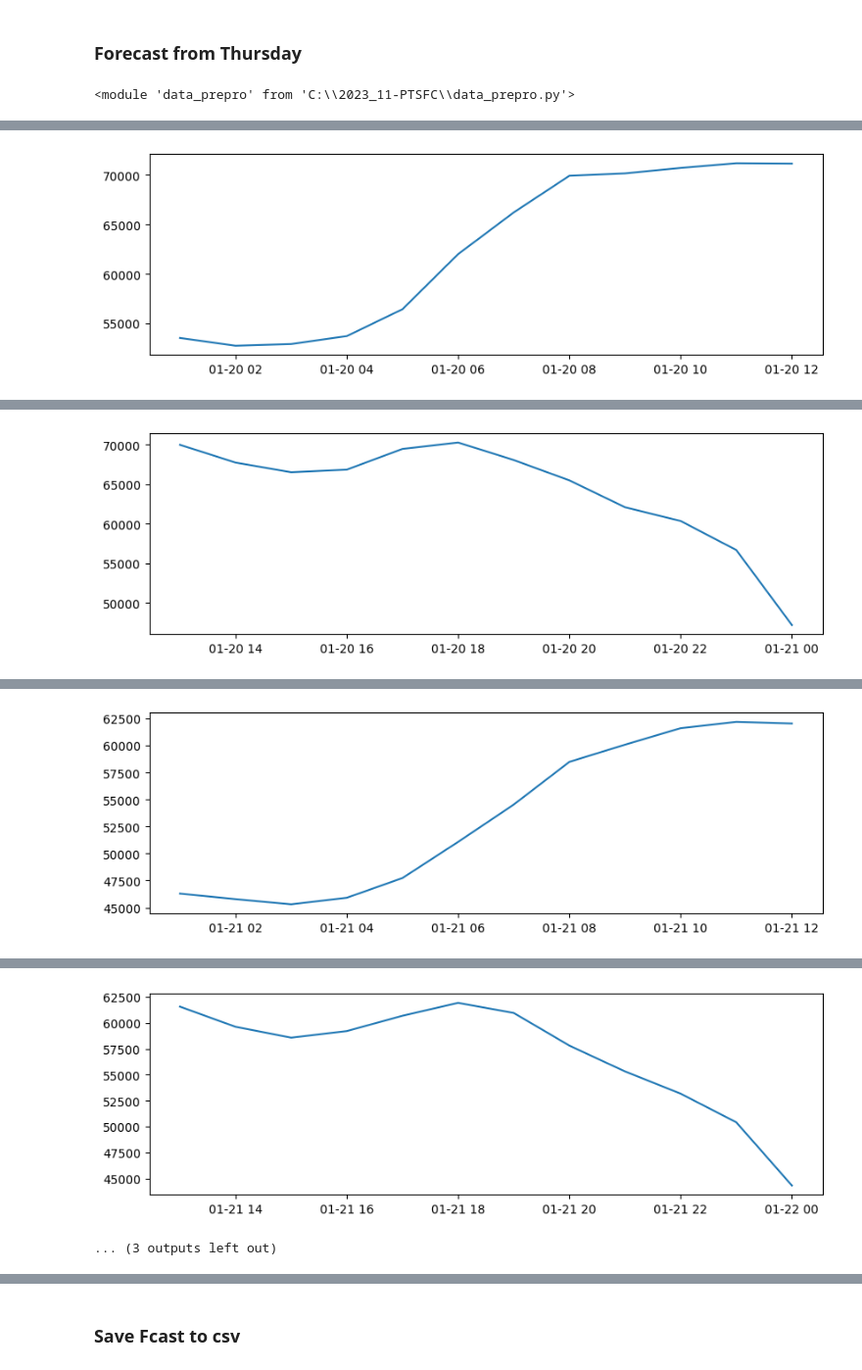
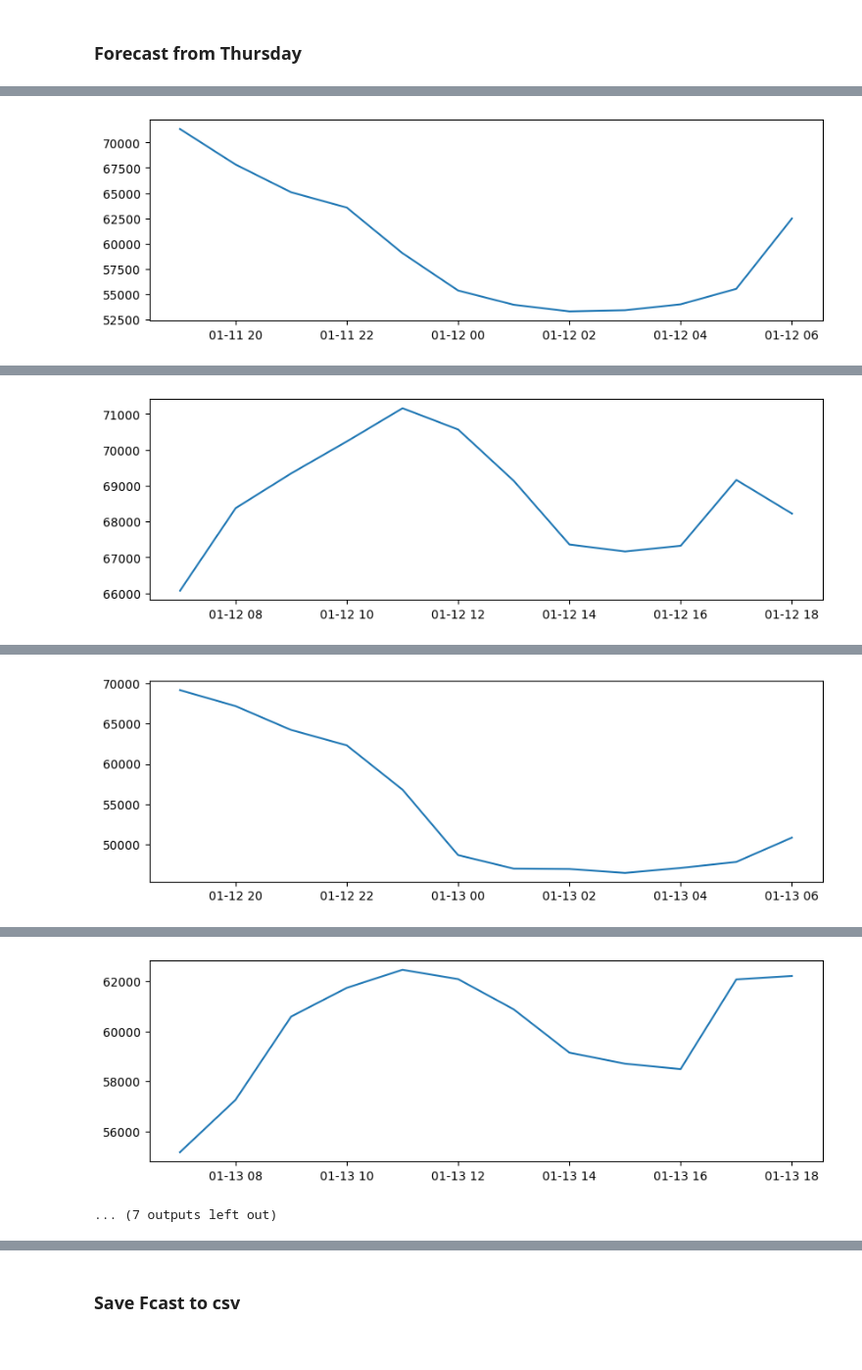
Before and after one commit to hikotei/2023_11-PTSFC, a Jupyter notebook: Energy/2024_01_05 working fcast pipeline.ipynb, the cells around one changed output, grey strips where cells are left out. Shown at 98% size. Cells and saved outputs as stored; diff of their text form; code cells hidden in the pictures.

Commit message:
dax fcast, 2024_01_10 submission

```diff
--- a/Energy/2024_01_05 working fcast pipeline.ipynb
+++ b/Energy/2024_01_05 working fcast pipeline.ipynb
@@ -76,7 +74,7 @@ memory usage: 1.8 MB
 # %%
 # = = = = = = = = = = = = = = = = = = = = = = = = = = = = = = = =
 # take smaller dataset
-start   = '2022-01-01'
+start   = '2018-01-01'
 # end     = '2024-01-01'
 end     = df_energy['timestamp_CET'].max()
 df_energy_small = df_energy.loc[(df_energy['timestamp_CET'] > start) &
@@ -194,10 +192,8 @@ for alpha in quantiles_arr:
 # %% [markdown]
 ### Forecast from Thursday
 # %%
-from importlib import reload
-reload(data_prepro)
+# from importlib import reload
+# reload(data_prepro)
-# %% [output]
-<module 'data_prepro' from 'C:\\2023_11-PTSFC\\data_prepro.py'>
 # %%
 # take smaller dataset
 end     = df_energy.index.max()
@@ -212,7 +208,7 @@ df_energy_small = df_energy.loc[(df_energy.index > start) &
 
 df_fcast_all = pd.DataFrame()
 
-for fcast_iter in range(6):
+for fcast_iter in range(8):
 
     if fcast_iter > 0:
         df_energy_small = pd.concat((df_energy_small, df_ens_fcast_loop))
@@ -321,4 +317,4 @@ DatetimeIndex(['2023-01-20 00:00:00+00:00', '2023-01-20 01:00:00+00:00',
               dtype='datetime64[ns, UTC]', freq='H')
 - - - - - - - - - - - - - - -
 > start prediction ...
-[figure, old version]
+[figure, new version]
@@ -334,4 +330,4 @@ DatetimeIndex(['2023-01-20 12:00:00+00:00', '2023-01-20 13:00:00+00:00',
               dtype='datetime64[ns, UTC]', freq='H')
 - - - - - - - - - - - - - - -
 > start prediction ...
-[figure, old version]
+[figure, new version]
@@ -347,4 +343,4 @@ DatetimeIndex(['2023-01-21 00:00:00+00:00', '2023-01-21 01:00:00+00:00',
               dtype='datetime64[ns, UTC]', freq='H')
 - - - - - - - - - - - - - - -
 > start prediction ...
-[figure, old version]
+[figure, new version]
@@ -360,8 +356,8 @@ DatetimeIndex(['2023-01-21 12:00:00+00:00', '2023-01-21 13:00:00+00:00',
               dtype='datetime64[ns, UTC]', freq='H')
 - - - - - - - - - - - - - - -
 > start prediction ...
-[figure, old version]
+[figure, new version]
-... (3 outputs left out)
+... (7 outputs left out)
 # %%
 df_fcast_all_fixed = data_prepro.fix_quantile_crossing(df_fcast_all)
 
```
Also changed, not shown: parts of 5 cells of this notebook, 7 other files.
